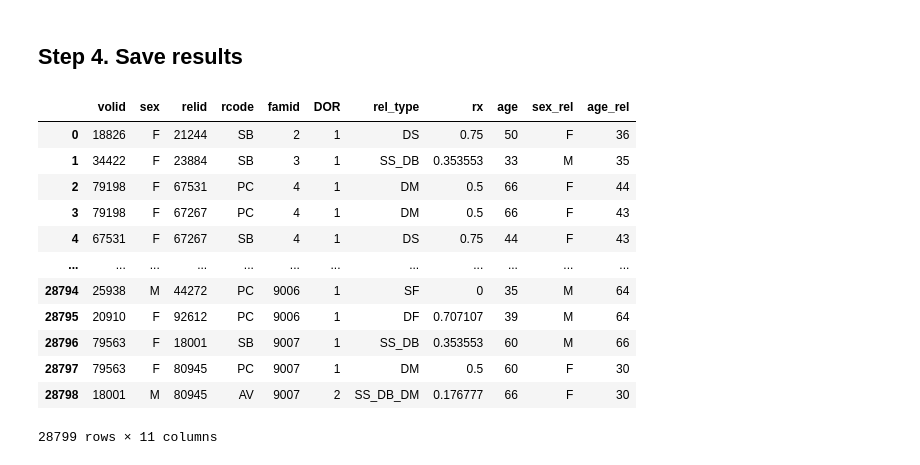
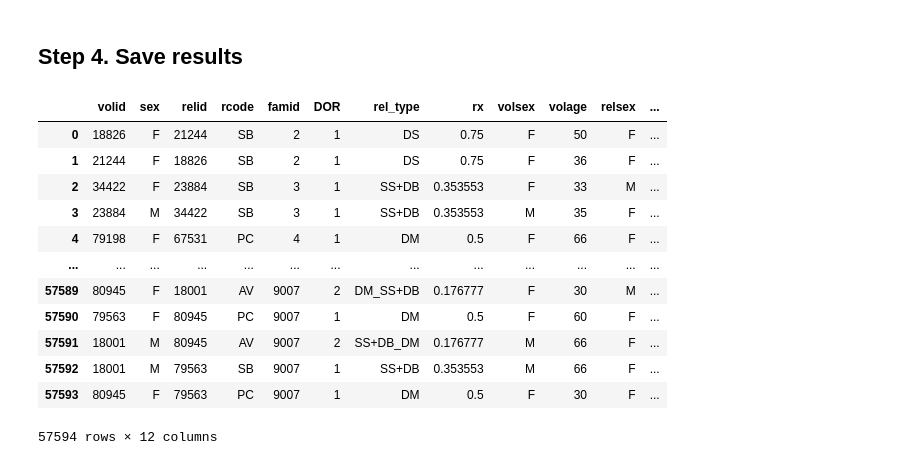
Before and after one commit to jerrylee9310/BIGFAM, a Jupyter notebook: notebook/make_relative_info.ipynb, the cells around one changed output. Saved outputs shown, nothing was run; the diff lists cells and outputs as text; code cells hidden in the pictures.

Commit message:
update relationship inferring process (refine duplicated relationship)

```diff
--- a/notebook/make_relative_info.ipynb
+++ b/notebook/make_relative_info.ipynb
@@ -759,7 +788,14 @@ df_pairs = (pd.merge(df_sex, df_dor123, on="volid")
 # %%
 df_new = pd.DataFrame()
 
+# stop=False
+# path_lens = pd.DataFrame(columns=["rcode", "len"])
+
 for famid in tqdm(df_pairs["famid"].unique()):
+
+    if famid == 4091: # strange..
+        continue
+
     df_pair = df_pairs[(df_pairs["famid"] == famid)]
     df_parent = df_pedigree[df_pedigree["famid"] == famid]
 
@@ -794,8 +830,8 @@ for famid in tqdm(df_pairs["famid"].unique()):
     graph, idx_id = ped.df2graph(df_edges)
 
     # get relationship and rx
-
     for ii, row in df_pair.iterrows():
+        rcode = row["rcode"]
         try:
             ids = row[["volid", "relid"]].to_list()
             idx1 = idx_id.loc[idx_id["id"] == ids[0], "idx"].values[0]
@@ -803,6 +839,10 @@ for famid in tqdm(df_pairs["famid"].unique()):
 
             shortest_path = ped.get_shortest_path(graph, idx1, idx2)
 
+            if not rcode_len_matching(rcode, shortest_path):
+                continue
+
+            # path_lens.loc[len(path_lens)] = [row["rcode"], len(shortest_path)]
             # convert index to id
             id_path = []
             for idx in shortest_path:
@@ -826,7 +866,13 @@ for famid in tqdm(df_pairs["famid"].unique()):
         except:
             print(row, flush=True)
 
-    df_new.to_csv(
-        "/data/jerrylee/pjt/BIGFAM.v.0.1/data/GS/relative_information/tmp.info",
-        sep='\t',
-        index=False)
+    #     if row["rcode"] == "AV":
+    #         stop = True
+    #         break
+    # if stop:
+    #     break
+
+    # df_new.to_csv(
+    #     "/data/jerrylee/pjt/BIGFAM.v.0.1/data/GS/relative_information/tmp.info",
+    #     sep='\t',
+    #     index=False)
@@ -888,43 +916,47 @@ df_gs
 ## Step 4. Save results
 # %%
 # left only unique relative pairs
-df_gs = tools.remove_duplicate_relpair(df_gs, ["volid", "relid"])
+# df_gs = tools.remove_duplicate_relpair(df_gs, ["volid", "relid"])
 # %%
 df_agesex = (df_pheno[["id", "sex", "age"]]
              .copy()
-             .rename(columns={"id": "volid"}))
+             .rename(columns={
+                 "id": "volid",
+                 "sex": "volsex",
+                 "age": "volage",
+                 }))
 
 df_mrg = pd.merge(
     df_gs,
     df_agesex,
-    on=["volid", "sex"]
+    on=["volid"]
 )
 
 df_mrg = pd.merge(
     df_mrg,
     df_agesex.rename(
         columns={
             "volid": "relid",
-            "sex": "sex_rel",
-            "age": "age_rel"
+            "volsex": "relsex",
+            "volage": "relage"
             }
         ),
     on="relid")
 df_mrg
 # %% [output]
-|  | volid | sex | relid | rcode | famid | DOR | rel_type | rx | age | sex_rel | age_rel |
-| 0 | 18826 | F | 21244 | SB | 2 | 1 | DS | 0.75 | 50 | F | 36 |
-| 1 | 34422 | F | 23884 | SB | 3 | 1 | SS_DB | 0.353553 | 33 | M | 35 |
-| 2 | 79198 | F | 67531 | PC | 4 | 1 | DM | 0.5 | 66 | F | 44 |
-| 3 | 79198 | F | 67267 | PC | 4 | 1 | DM | 0.5 | 66 | F | 43 |
-| 4 | 67531 | F | 67267 | SB | 4 | 1 | DS | 0.75 | 44 | F | 43 |
-| ... | ... | ... | ... | ... | ... | ... | ... | ... | ... | ... | ... |
-| 28794 | 25938 | M | 44272 | PC | 9006 | 1 | SF | 0 | 35 | M | 64 |
-| 28795 | 20910 | F | 92612 | PC | 9006 | 1 | DF | 0.707107 | 39 | M | 64 |
-| 28796 | 79563 | F | 18001 | SB | 9007 | 1 | SS_DB | 0.353553 | 60 | M | 66 |
-| 28797 | 79563 | F | 80945 | PC | 9007 | 1 | DM | 0.5 | 60 | F | 30 |
-| 28798 | 18001 | M | 80945 | AV | 9007 | 2 | SS_DB_DM | 0.176777 | 66 | F | 30 |
+|  | volid | sex | relid | rcode | famid | DOR | rel_type | rx | volsex | volage | relsex | ... |
+| 0 | 18826 | F | 21244 | SB | 2 | 1 | DS | 0.75 | F | 50 | F | ... |
+| 1 | 21244 | F | 18826 | SB | 2 | 1 | DS | 0.75 | F | 36 | F | ... |
+| 2 | 34422 | F | 23884 | SB | 3 | 1 | SS+DB | 0.353553 | F | 33 | M | ... |
+| 3 | 23884 | M | 34422 | SB | 3 | 1 | SS+DB | 0.353553 | M | 35 | F | ... |
+| 4 | 79198 | F | 67531 | PC | 4 | 1 | DM | 0.5 | F | 66 | F | ... |
+| ... | ... | ... | ... | ... | ... | ... | ... | ... | ... | ... | ... | ... |
+| 57589 | 80945 | F | 18001 | AV | 9007 | 2 | DM_SS+DB | 0.176777 | F | 30 | M | ... |
+| 57590 | 79563 | F | 80945 | PC | 9007 | 1 | DM | 0.5 | F | 60 | F | ... |
+| 57591 | 18001 | M | 80945 | AV | 9007 | 2 | SS+DB_DM | 0.176777 | M | 66 | F | ... |
+| 57592 | 18001 | M | 79563 | SB | 9007 | 1 | SS+DB | 0.353553 | M | 66 | F | ... |
+| 57593 | 80945 | F | 79563 | PC | 9007 | 1 | DM | 0.5 | F | 30 | F | ... |
-28799 rows × 11 columns
+57594 rows × 12 columns
 # %%
 df_mrg["Era"] = 0.5**df_mrg["DOR"]
 df_mrg["Erx"] = df_mrg["rx"]
```
Also changed, not shown: parts of 10 cells of this notebook, 16 other files.
